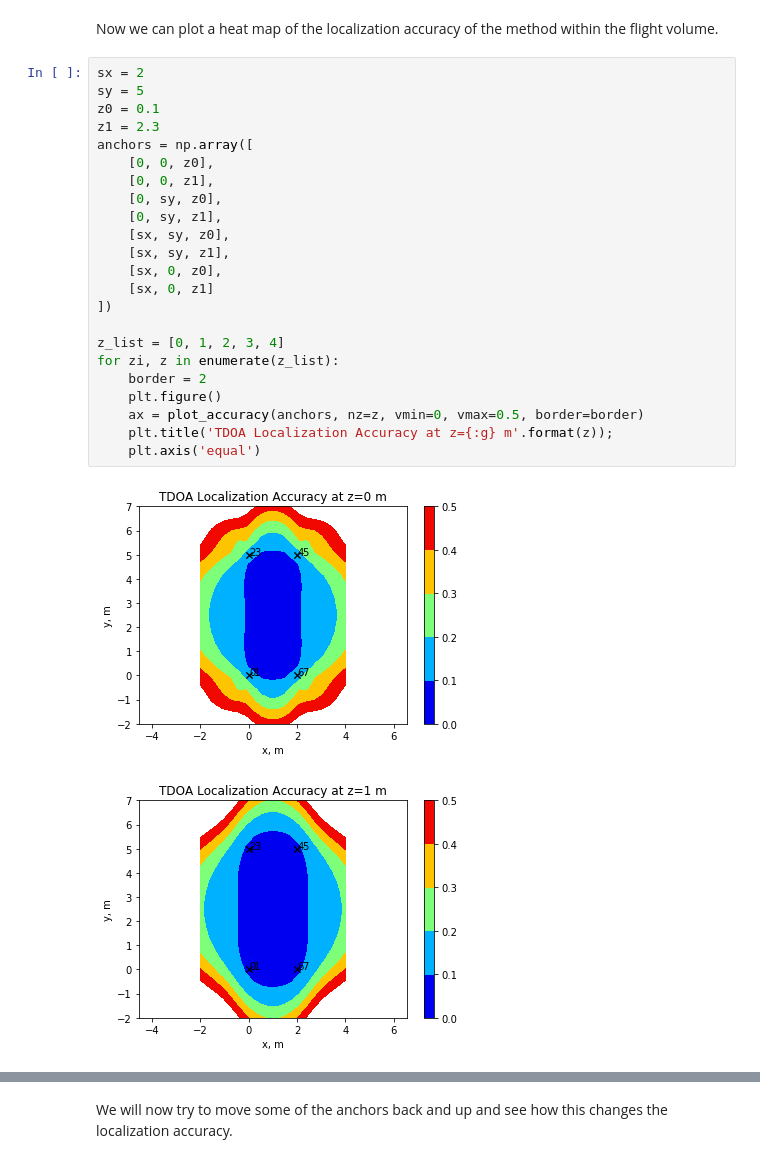
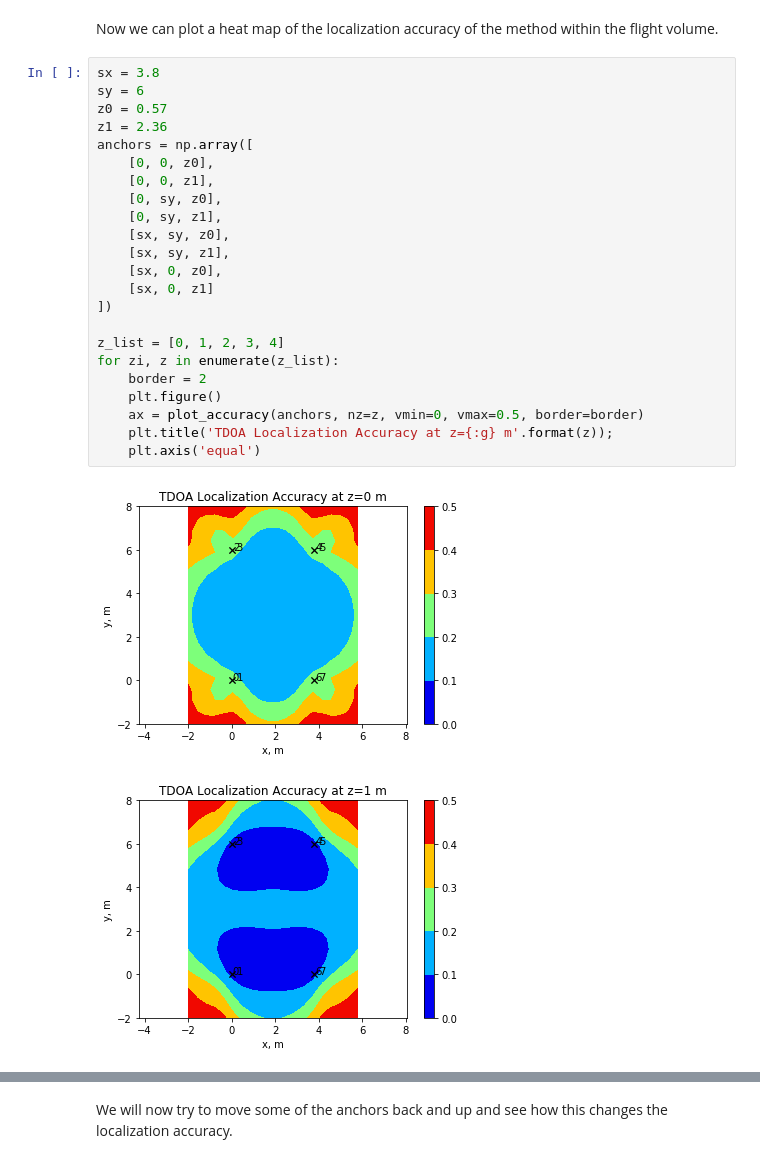
Before and after one commit to jgoppert/bswarm, a Jupyter notebook: notebooks/W8-TDOA-Localization.ipynb, the cells around one changed output, grey strips where cells are left out. Saved outputs shown, nothing was run; the diff lists cells and outputs as text.

```diff
--- a/notebooks/W8-TDOA-Localization.ipynb
+++ b/notebooks/W8-TDOA-Localization.ipynb
@@ -83,28 +83,28 @@ def plot_accuracy(anchors, nz, border=2, vmin=0, vmax=1):
 # %% [markdown]
 Now we can plot a heat map of the localization accuracy of the method within the flight volume.
 # %%
-sx = 2
-sy = 5
-z0 = 0.1
-z1 = 2.3
+sx = 3.8
+sy = 6
+z0 = 0.57
+z1 = 2.36
 anchors = np.array([
     [0, 0, z0],
     [0, 0, z1],
     [0, sy, z0],
     [0, sy, z1],
     [sx, sy, z0],
     [sx, sy, z1],
     [sx, 0, z0],
     [sx, 0, z1]
 ])
 
 z_list = [0, 1, 2, 3, 4]
 for zi, z in enumerate(z_list):
     border = 2
     plt.figure()
     ax = plot_accuracy(anchors, nz=z, vmin=0, vmax=0.5, border=border)
     plt.title('TDOA Localization Accuracy at z={:g} m'.format(z));
     plt.axis('equal')
 # %% [output]
-[figure, old version]
+[figure, new version]
-[figure, old version]
+[figure, new version]
```
Also changed, not shown: parts of 1 cell of this notebook, 1 other file.
